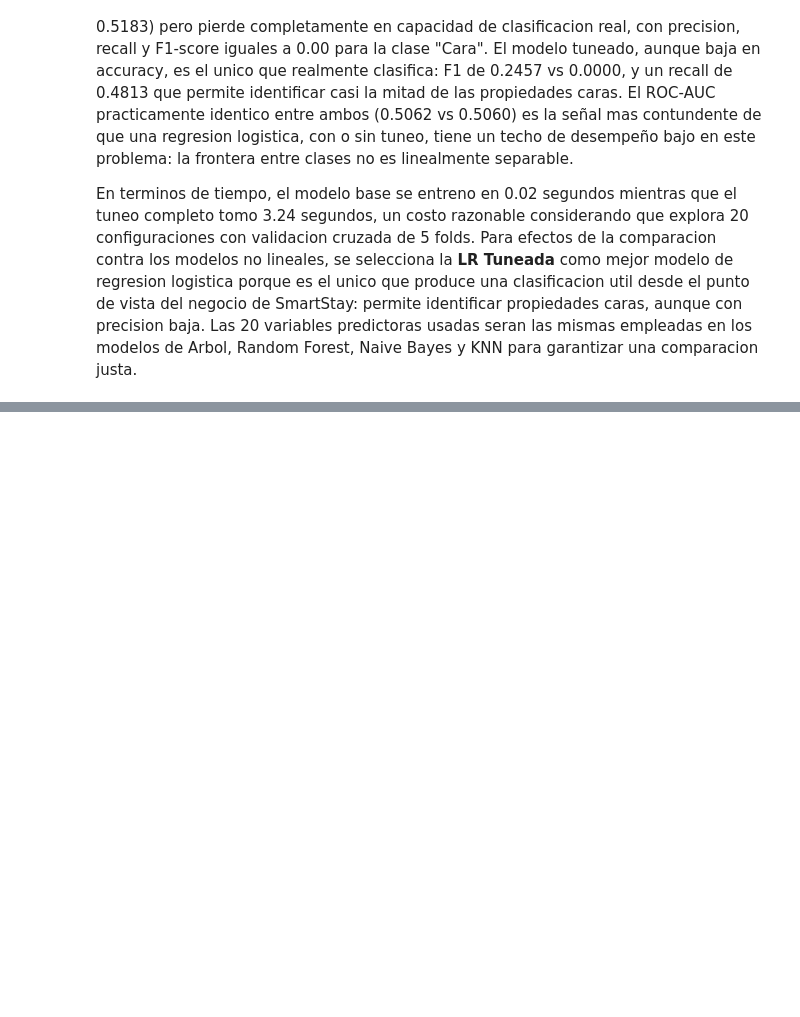
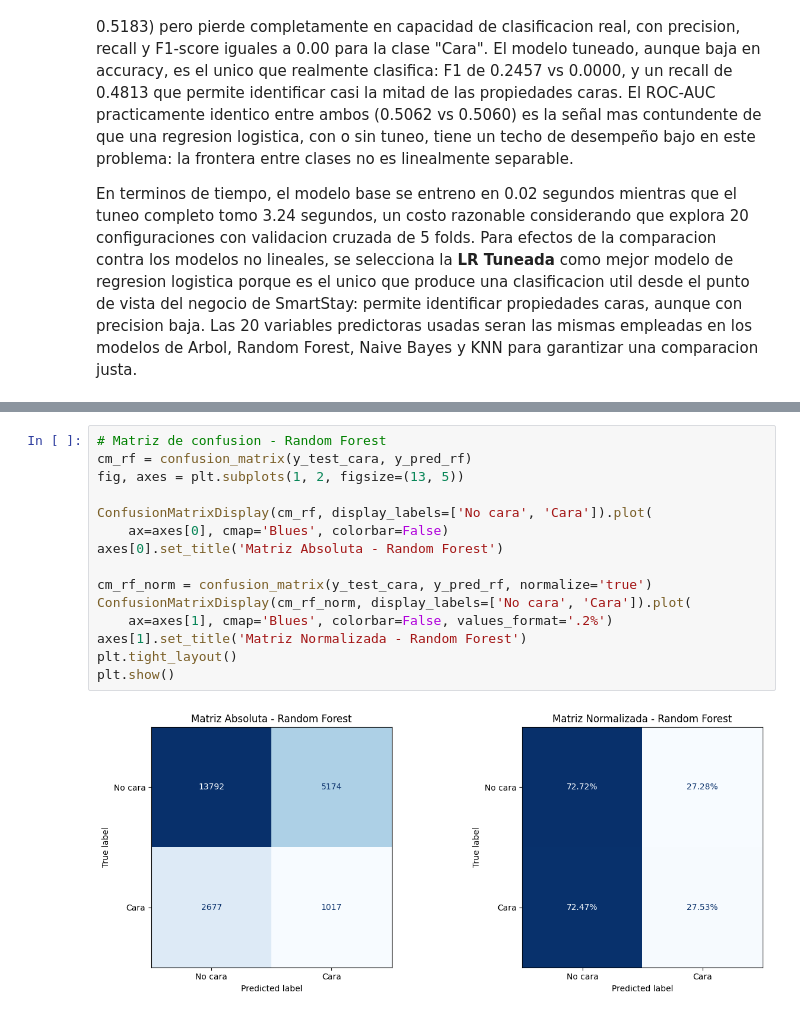
Before and after one commit to AleWWH1104/Lab5-md, a Jupyter notebook: lab7-regresion.ipynb, the cells around one changed output, grey strips where cells are left out. Drawn from its saved outputs; the diff is of its cells as text; blank space fills up the shorter version.

```diff
--- a/lab7-regresion.ipynb
+++ b/lab7-regresion.ipynb
@@ -668,0 +847,17 @@ En terminos de tiempo, el modelo base se entreno en 0.02 segundos mientras que e
+# %%
+# Matriz de confusion - Random Forest
+cm_rf = confusion_matrix(y_test_cara, y_pred_rf)
+fig, axes = plt.subplots(1, 2, figsize=(13, 5))
+
+ConfusionMatrixDisplay(cm_rf, display_labels=['No cara', 'Cara']).plot(
+    ax=axes[0], cmap='Blues', colorbar=False)
+axes[0].set_title('Matriz Absoluta - Random Forest')
+
+cm_rf_norm = confusion_matrix(y_test_cara, y_pred_rf, normalize='true')
+ConfusionMatrixDisplay(cm_rf_norm, display_labels=['No cara', 'Cara']).plot(
+    ax=axes[1], cmap='Blues', colorbar=False, values_format='.2%')
+axes[1].set_title('Matriz Normalizada - Random Forest')
+plt.tight_layout()
+plt.show()
+# %% [output]
+[figure, added]
```
Also changed, not shown: parts of 15 cells of this notebook.
